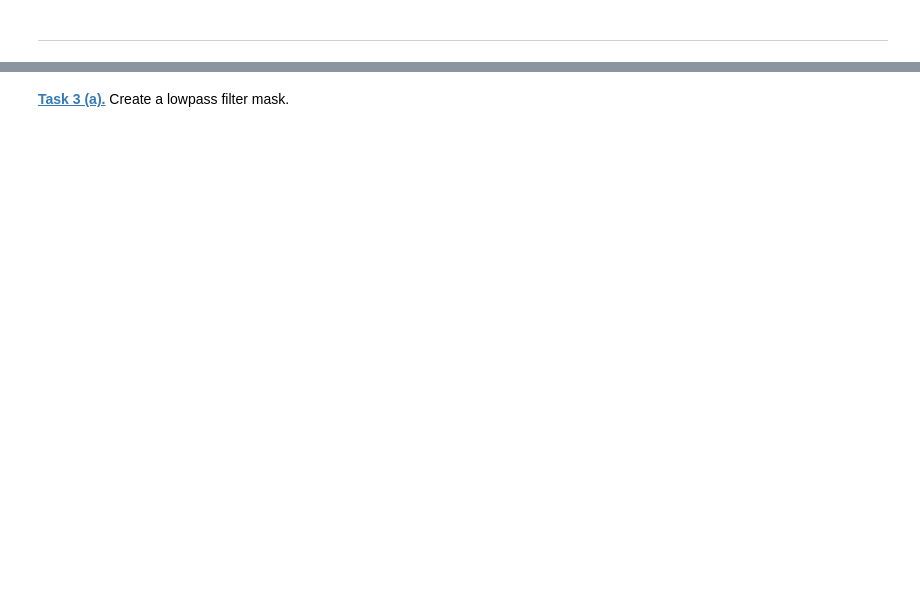
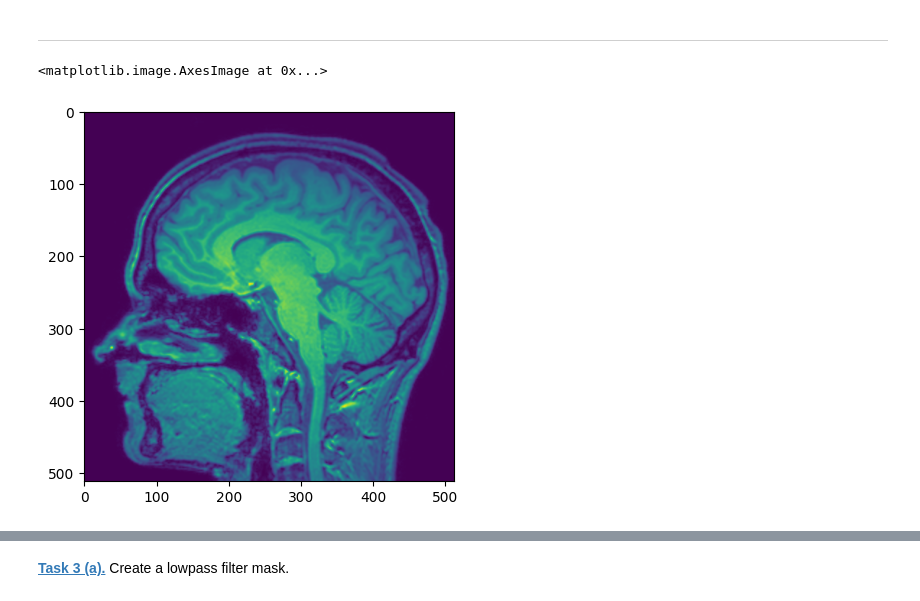
Before and after one commit to mertsoylemezova/mobifs5-python, a Jupyter notebook: fourier.ipynb, the cells around one changed output, grey strips where cells are left out. Saved outputs shown, nothing was run; the diff lists cells and outputs as text; code cells hidden in the pictures; blank space fills up the shorter version.

```diff
--- a/fourier.ipynb
+++ b/fourier.ipynb
@@ -86,2 +106,9 @@ def to_complex_array(amplitude_array, phase_array):
 # %% [markdown]
 ---
+# %%
+brain_mri = plt.imread('data/brain_mri.png')
+brain_mri = resize(brain_mri, cell_img.shape)
+plt.imshow (brain_mri)
+# %% [output]
+<matplotlib.image.AxesImage at 0x...>
+[figure, added]
```
Also changed, not shown: parts of 23 cells of this notebook.
